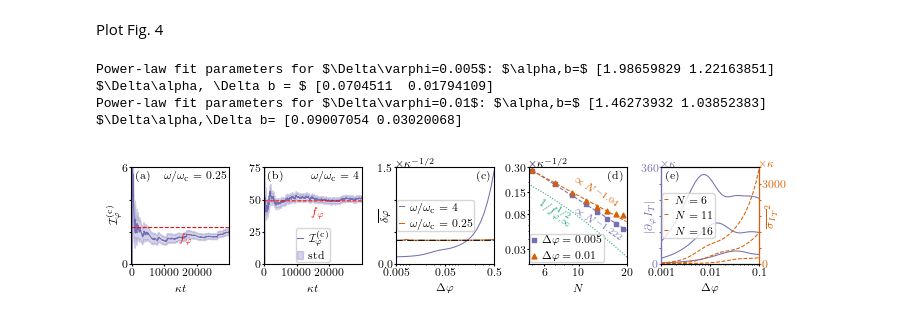
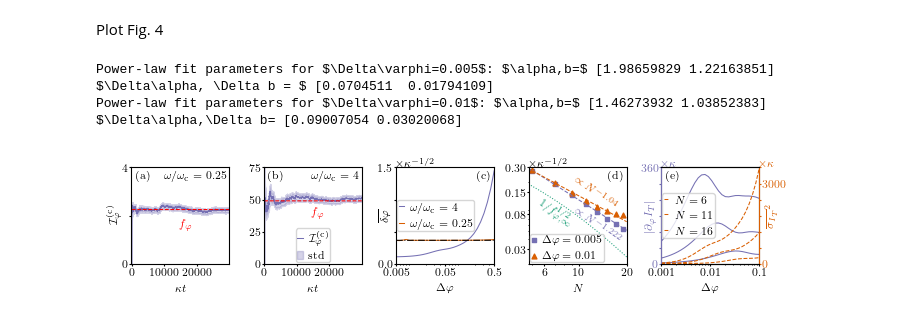
Before and after one commit to malikjirasek/optical-phase-estimation-with-the-boundary-time-crystal, a Jupyter notebook: Fig-4/est_err_count_plotting.ipynb, the cells around one changed output. Saved outputs shown, nothing was run; the diff lists cells and outputs as text; code cells hidden in the pictures.

```diff
--- a/Fig-4/est_err_count_plotting.ipynb
+++ b/Fig-4/est_err_count_plotting.ipynb
@@ -102,7 +102,7 @@ marker = ['o', 's', '^']
 #------------------------------------------------------------------------------#
 # Load time-resolved FI data
 
-df1 = pd.read_csv("FI_time_resolved_N6_ratio0.25_deltavarphi_0.0027825594022071257.dat", sep=r'\s+', header=None)
+df1 = pd.read_csv("FI_time_resolved_N6_ratio0.25_deltavarphi_0.1.dat", sep=r'\s+', header=None)
 df1.columns = ["t", "FI", "std"]
 df1 = df1[df1["t"] >= 0]
 df2 = pd.read_csv("FI_time_resolved_N6_ratio4.0_deltavarphi_0.0027825594022071257.dat", sep=r'\s+', header=None)
@@ -121,9 +121,9 @@ axs[0].text(1.45e4, QFI[2][2] - 0.4, r'$f_\varphi$', fontsize=8,
             color='r', verticalalignment='top')
 axs[0].set_xlabel(r"$\kappa t$")
 axs[0].set_ylabel(r"$\mathcal{I}^{(\mathrm{c})}_\varphi$")
-axs[0].set_ylim([0, 6])
-axs[0].set_yticks([0, 2, 4, 6])
-axs[0].set_yticklabels([0,'' ,'' , 6])
+axs[0].set_ylim([0, 4])
+axs[0].set_yticks([0, 2, 4])
+axs[0].set_yticklabels([0,'' ,4])
 axs[0].set_xlim([-200, 3e4])
 axs[0].set_xticks([0, 10000, 20000])
 axs[0].set_xticklabels([0, r'$10000$', r'$20000$'])
@@ -282,31 +282,31 @@ axs[4].set_xlim([1e-3, 1e-1])
 axs[4].set_xticklabels([1e-3, 1e-2, 1e-1])
 axs[4].set_ylim([0,3.6e2])
 axs[4].set_yticks([0,60,120,180,240,300,360])
 axs[4].set_yticklabels([0,'','','','','',360])
 ax_twin.set_ylim([0,3600])
 ax_twin.set_yticks([0,600,1200,1800,2400,3000,3600])
 ax_twin.set_yticklabels([0,'','','','',3000,''])
 
 ax_twin.spines['left'].set_color(colors[2])
 axs[4].tick_params(axis='y', colors=colors[2], which='both')
 ax_twin.spines['right'].set_color(colors[1])
 ax_twin.tick_params(axis='y', colors=colors[1], which='both')
 
 axs[4].set_xlabel(r'$\Delta\varphi$')
 axs[4].yaxis.set_label_coords(-0.05, 0.5)
 ax_twin.yaxis.set_label_coords(1.05, 0.5)
 axs[4].text(0.05, 0.97, '(e)', transform=axs[4].transAxes,
             horizontalalignment='left', verticalalignment='top')
 axs[4].text(0, 1, r'$\times \kappa$', color=colors[2],
             transform=axs[4].transAxes, horizontalalignment='left',
             verticalalignment='bottom')
 ax_twin.text(1, 1, r'$\times \kappa$', color=colors[1],
              transform=ax_twin.transAxes, horizontalalignment='left',
              verticalalignment='bottom')
 ax_twin.legend(loc='center left', fontsize=8, handletextpad=0.5, handlelength=0.5, borderaxespad=0.1)
 
 fig.savefig('est_err_abs.pdf', dpi=1000)
 # %% [output]
 Power-law fit parameters for $\Delta\varphi=0.005$: $\alpha,b=$ [1.98659829 1.22163851] $\Delta\alpha, \Delta b = $ [0.0704511  0.01794109]
 Power-law fit parameters for $\Delta\varphi=0.01$: $\alpha,b=$ [1.46273932 1.03852383] $\Delta\alpha,\Delta b= [0.09007054 0.03020068]
-[figure, old version]
+[figure, new version]
```
Also changed, not shown: 2 other files.
